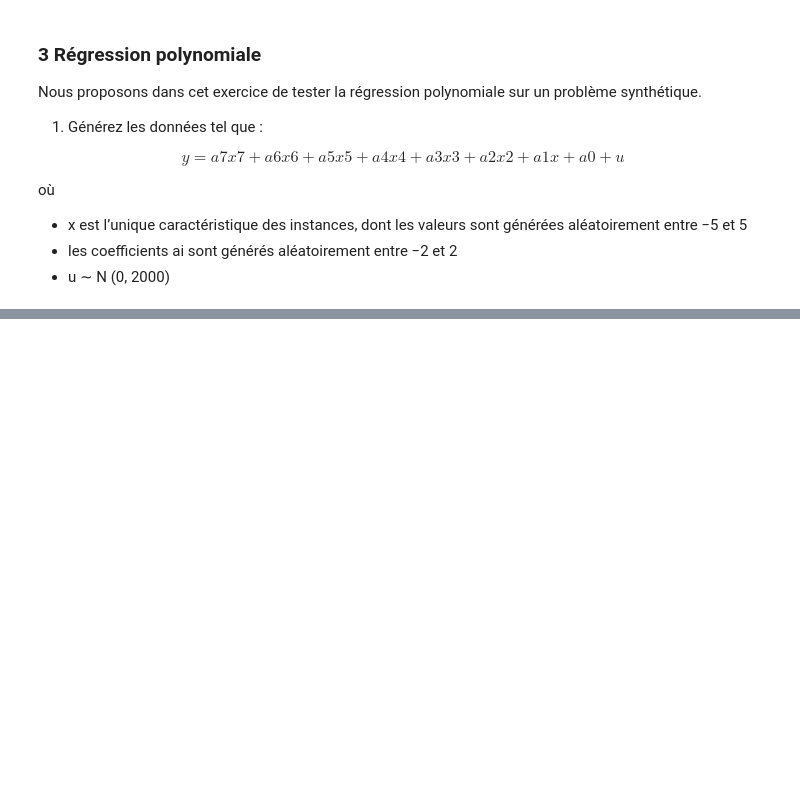
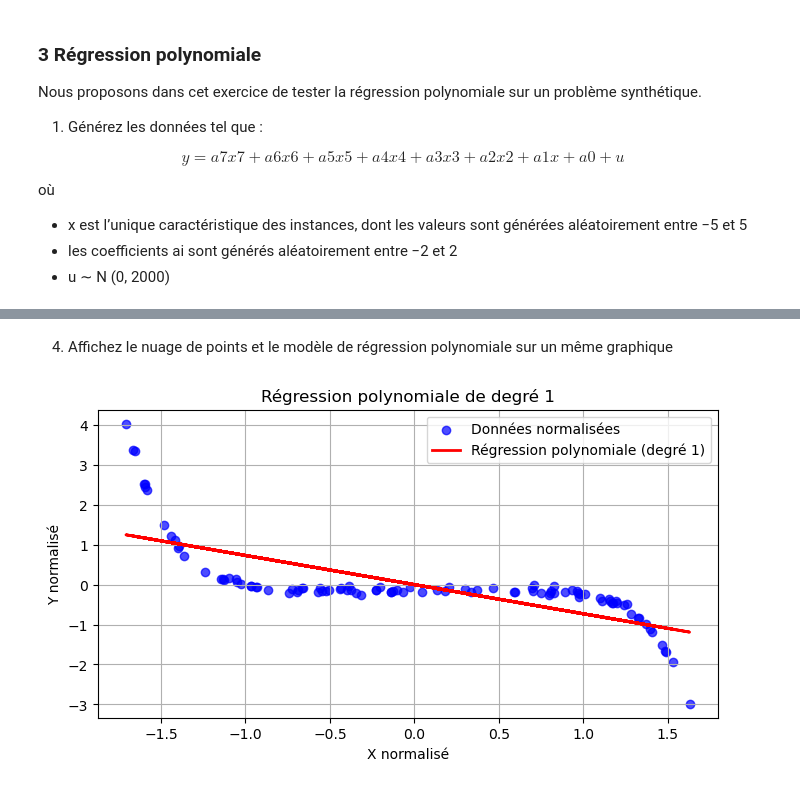
Before and after one commit to RodrigoFernandes-DA/TPs_Univ, a Jupyter notebook: Théorie et algorithmes de l'apprentissage automatique/TP2.ipynb, the cells around one changed output, grey strips where cells are left out. Drawn from its saved outputs; the diff is of its cells as text; code cells hidden in the pictures; blank space fills up the shorter version.

```diff
--- a/Théorie et algorithmes de l'apprentissage automatique/TP2.ipynb
+++ b/Théorie et algorithmes de l'apprentissage automatique/TP2.ipynb
@@ -180,0 +211,28 @@ où
+# %%
+def CalculParam(X_norm, Y_norm, d):
+
+    # Régression polynomiale de degré 1
+    w = np.polyfit(X_norm, Y_norm, deg=d)  # Ajustement du modèle de degré 1
+    h = np.poly1d(w)  # Fonction ajustée
+
+    # Calcul des valeurs prédites
+    Y_hat = h(X_norm)
+
+    return Y_hat, h
+
+Y_hat, h = CalculParam(X_norm, Y_norm, 1)
+# %% [markdown]
+4. Affichez le nuage de points et le modèle de régression polynomiale sur un même graphique
+# %%
+# Visualisation des données et du modèle ajusté
+plt.figure(figsize=(8, 4))
+plt.scatter(X_norm, Y_norm, label="Données normalisées", color="blue", alpha=0.7)
+plt.plot(X_norm, Y_hat, label="Régression polynomiale (degré 1)", color="red", linewidth=2)
+plt.title("Régression polynomiale de degré 1")
+plt.xlabel("X normalisé")
+plt.ylabel("Y normalisé")
+plt.legend()
+plt.grid(True)
+plt.show()
+# %% [output]
+[figure, added]
```
Also changed, not shown: parts of 28 cells of this notebook, 1 other file.
